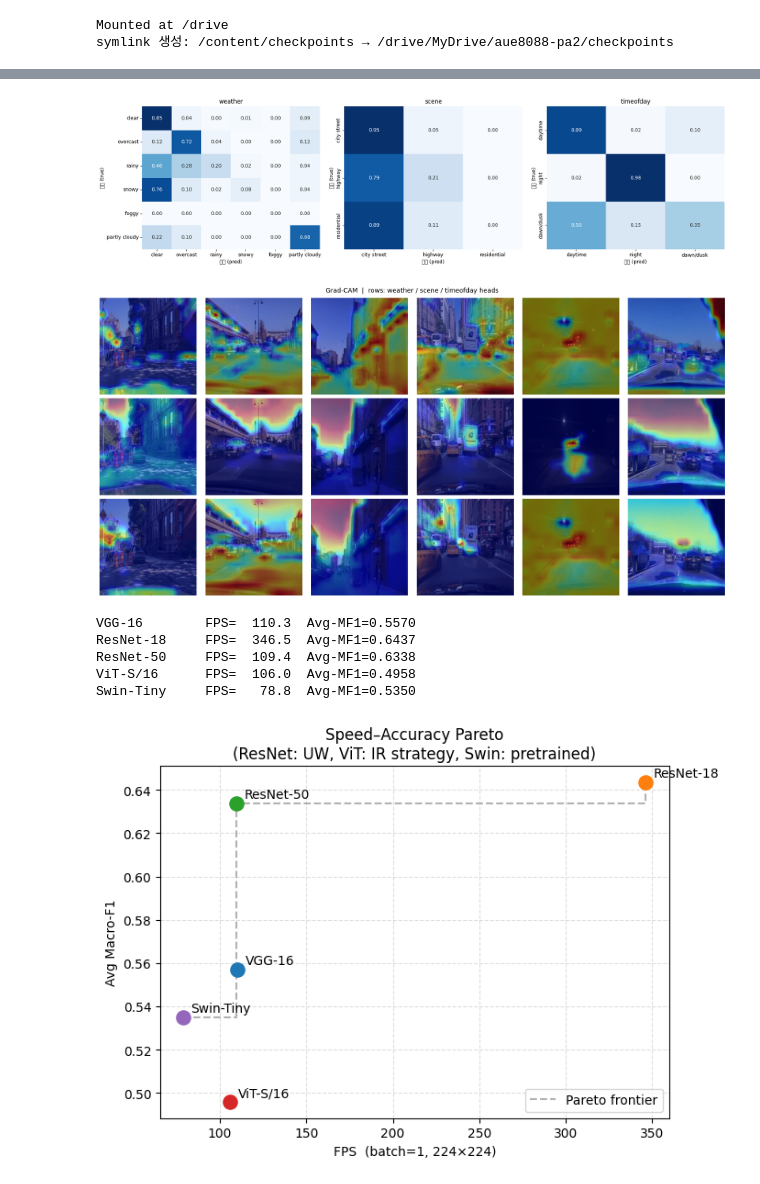
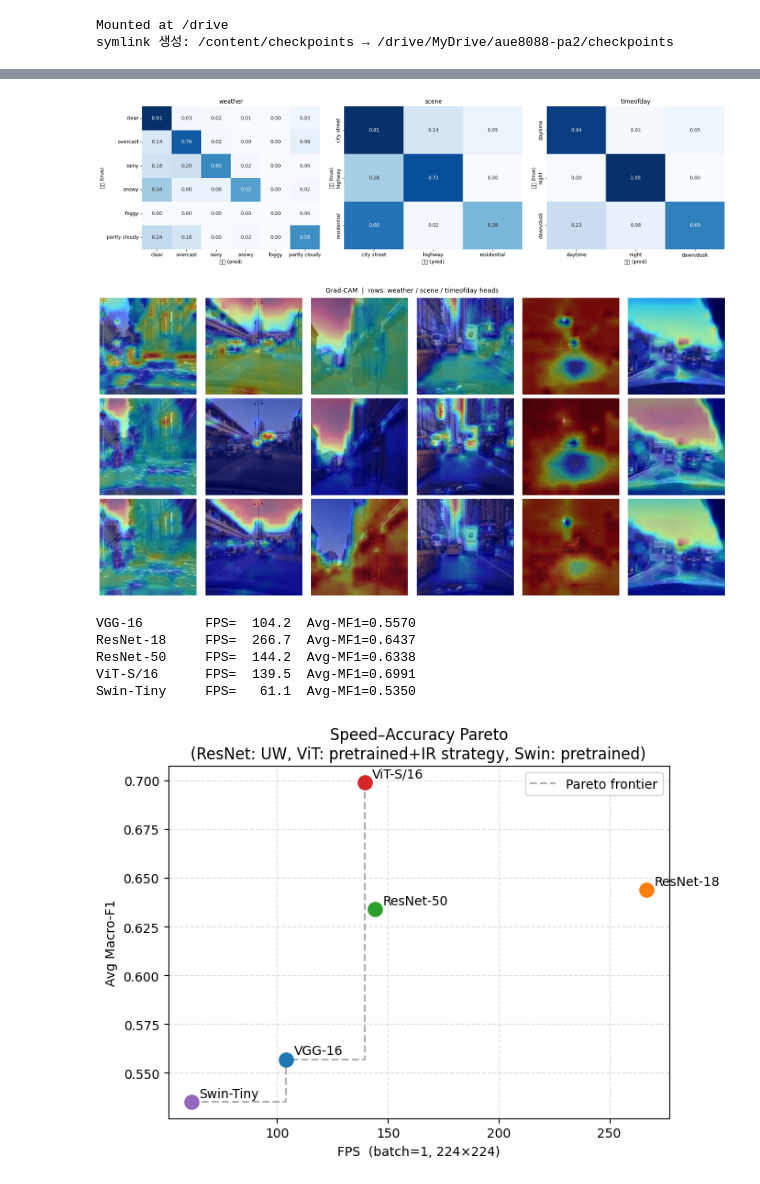
Before and after one commit to Seongha-parkk/2026-HYU-AUE8088-PA2, a Jupyter notebook: notebooks/level4_xai_efficiency.ipynb, the cells around one changed output, grey strips where cells are left out. Drawn from its saved outputs; the diff is of its cells as text; code cells hidden in the pictures.

```diff
--- a/notebooks/level4_xai_efficiency.ipynb
+++ b/notebooks/level4_xai_efficiency.ipynb
@@ -110,5 +112,4 @@ View run at https://wandb.ai/qkrtjdgk16-hanyang-university/aue8088-pa2/runs/ifsh
 # %%
-# --- 데이터셋 자동 다운로드 (Google Drive) ---------------------------------
 import os, sys, zipfile, subprocess
 
 GDRIVE_FILE_ID = "1L7YC70QlO87aIbE5lbtQ94HUINJijBKK"
@@ -133,13 +134,12 @@ if not os.path.isdir(DATA_ROOT):
     print(f"완료 → {DATA_ROOT}")
 else:
     print(f"데이터셋이 이미 존재합니다 → {DATA_ROOT}")
-# --------------------------------------------------------------------------
 
 val_ds     = BDDAttrDataset(DATA_ROOT, "val", transform=eval_transform())
 val_loader = DataLoader(val_ds, batch_size=64, shuffle=False, num_workers=2)
 
 # Best 모델: Level3 ViT-S/16 (IR sampler + FocalLoss + RandAugment + CutMix)
-BEST_CKPT = "../checkpoints/level3_ir-focal+ir-sampler+randaug+cutmix.pth"
+BEST_CKPT = "../checkpoints/level3_vit-pretrained+ir-focal+ir-sampler+randaug+cutmix.pth"
 model = vit_small_patch16_224().to(device)
 ckpt  = torch.load(BEST_CKPT, map_location=device)
 model.load_state_dict(ckpt["state_dict"])
@@ -157,5 +151,4 @@ best 모델 로드 완료 → ../checkpoints/level3_ir-focal+ir-sampler+randaug+
 # %%
-# 속성별 정규화 Confusion Matrix 생성 및 시각화
 preds, probs, targets, _ = collect_predictions(model, val_loader, device)
 cms = confusion_matrices(preds, targets, normalize="true")
 
@@ -168,14 +161,11 @@ for ax, a in zip(axes, ATTRIBUTES):
 fig.tight_layout()
 logger.log_image("analysis/confusion_matrices", fig)
 
-# 속성별 개별 confusion matrix 도 분리해서 업로드
 for a in ATTRIBUTES:
     logger.log_confusion_matrix(f"analysis/cm_{a}", cms[a], CLASS_NAMES[a])
 # %% [output]
-[figure, old version]
+[figure, new version]
 # %%
-# ViT-S/16 Grad-CAM
-# patch_embed.proj = Conv2d(3, 384, 16, 16) → 출력 (B, 384, 14, 14): 4D feature map
 target_layer = model.patch_embed.proj
 gc = GradCAM(model, target_layer)
 
@@ -197,7 +187,7 @@ fig.suptitle("Grad-CAM  |  rows: weather / scene / timeofday heads", fontsize=13
 fig.tight_layout()
 logger.log_image("analysis/gradcam_panel", fig)
 # %% [output]
-[figure, old version]
+[figure, new version]
 # %%
 # (모델 팩토리, 체크포인트 경로, 표시 이름)
 # 각 백본의 best 체크포인트 사용 (Pareto plot = 아키텍처별 최고 성능 비교)
@@ -205,8 +195,8 @@ backbone_cfgs = [
     (VGG16,                 "../checkpoints/level1_vgg16_uw.pth",                           "VGG-16"),
     (resnet18,              "../checkpoints/level1_resnet18_uw.pth",                        "ResNet-18"),
     (resnet50,              "../checkpoints/level1_resnet50_uw.pth",                        "ResNet-50"),
-    (vit_small_patch16_224, "../checkpoints/level2_vit_s16-pretrained.pth",                                "ViT-S/16"),
-    (SwinTiny,              "../checkpoints/level2_swin_tiny-pretrained.pth",               "Swin-Tiny"),
+    (vit_small_patch16_224, "../checkpoints/level3_vit-pretrained+ir-focal+ir-sampler+randaug+cutmix.pth", "ViT-S/16"),
+    (SwinTiny,              "../checkpoints/level2_swin_tiny.pth",                          "Swin-Tiny"),
 ]
 
 fps_rows   = []
@@ -215,11 +205,9 @@ pareto_pts = []  # (name, fps, avg_mf1)
 for fn, ckpt_path, name in backbone_cfgs:
     m = fn().to(device)
 
-    # --- FPS 측정 (warm-up 20회, 측정 200회) ---
     m.eval()
     fps = measure_fps(m, device, batch_size=1, n_warmup=20, n_iter=200)
 
-    # --- Avg-MF1: 체크포인트가 있을 때만 계산 ---
     avg_mf1 = float("nan")
     if os.path.exists(ckpt_path):
         ckpt = torch.load(ckpt_path, map_location=device)
@@ -233,41 +221,40 @@ for fn, ckpt_path, name in backbone_cfgs:
 
 logger.log_table("analysis/fps_mf1", ["backbone", "FPS", "Avg-MF1"], fps_rows)
 
-# --- FPS (x축) vs Avg-MF1 (y축) Pareto plot ---
 fig, ax = plt.subplots(figsize=(7, 5))
 
 valid = [(n, f, m) for n, f, m in pareto_pts if not np.isnan(m)]
 for name, fps, mf1 in valid:
     ax.scatter(fps, mf1, s=120, zorder=3)
     ax.annotate(name, (fps, mf1), textcoords="offset points", xytext=(6, 4), fontsize=10)
 
 # Pareto frontier (우상단 방향)
 if valid:
     sorted_pts = sorted(valid, key=lambda t: t[1])
     frontier, best_mf1 = [], -1.0
     for n, fps, mf1 in sorted_pts:
         if mf1 > best_mf1:
             frontier.append((fps, mf1))
             best_mf1 = mf1
     if len(frontier) > 1:
         fx, fy = zip(*frontier)
         ax.step(fx, fy, where="post", linestyle="--", color="gray", alpha=0.6, label="Pareto frontier")
         ax.legend()
 
 ax.set_xlabel("FPS  (batch=1, 224×224)")
 ax.set_ylabel("Avg Macro-F1")
-ax.set_title("Speed–Accuracy Pareto\n(ResNet: UW, ViT/Swin: ImageNet pretrained)")
+ax.set_title("Speed–Accuracy Pareto\n(ResNet: UW, ViT: pretrained+IR strategy, Swin: pretrained)")
 ax.grid(True, linestyle="--", alpha=0.4)
 fig.tight_layout()
 plt.show()
 logger.log_image("analysis/pareto", fig)
 # %% [output]
-VGG-16        FPS=  110.3  Avg-MF1=0.5570
-ResNet-18     FPS=  346.5  Avg-MF1=0.6437
-ResNet-50     FPS=  109.4  Avg-MF1=0.6338
-ViT-S/16      FPS=  106.0  Avg-MF1=0.4958
-Swin-Tiny     FPS=   78.8  Avg-MF1=0.5350
+VGG-16        FPS=  104.2  Avg-MF1=0.5570
+ResNet-18     FPS=  266.7  Avg-MF1=0.6437
+ResNet-50     FPS=  144.2  Avg-MF1=0.6338
+ViT-S/16      FPS=  139.5  Avg-MF1=0.6991
+Swin-Tiny     FPS=   61.1  Avg-MF1=0.5350
-[figure, old version]
+[figure, new version]
 # %%
 logger.finish()
 # %% [output]
```
Also changed, not shown: parts of 5 cells of this notebook, 5 other files.
